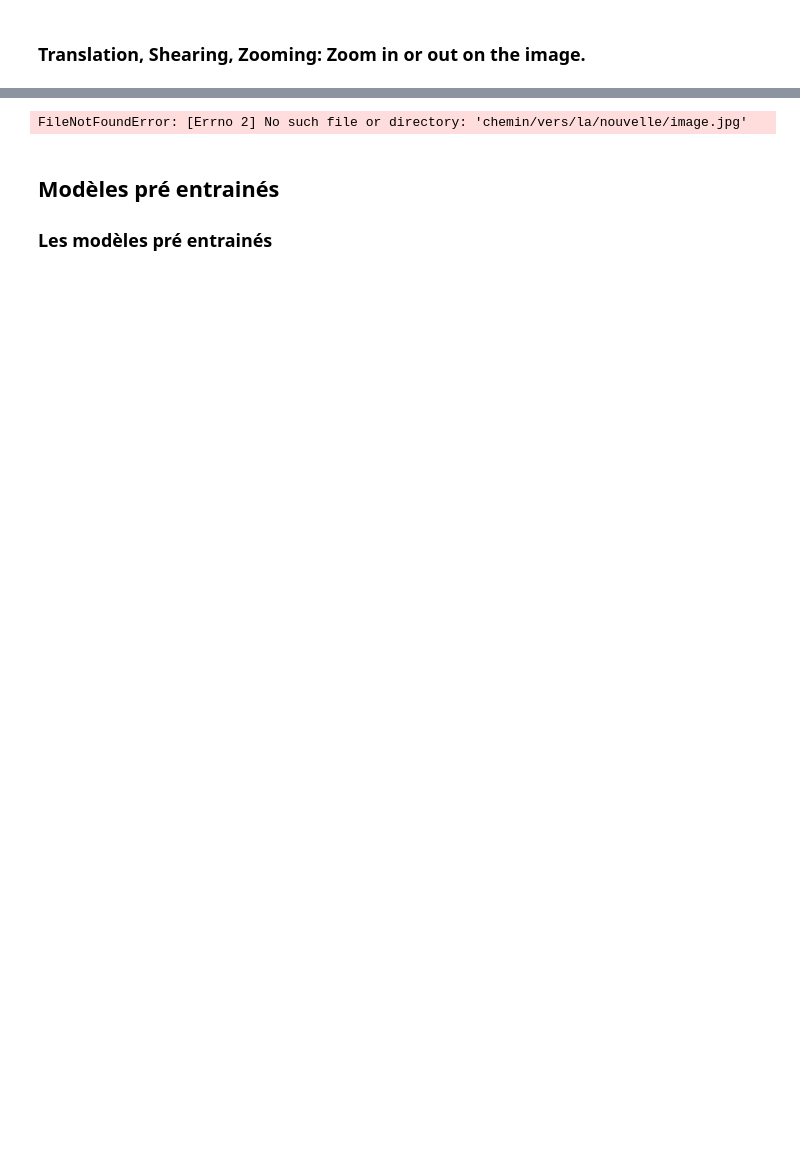
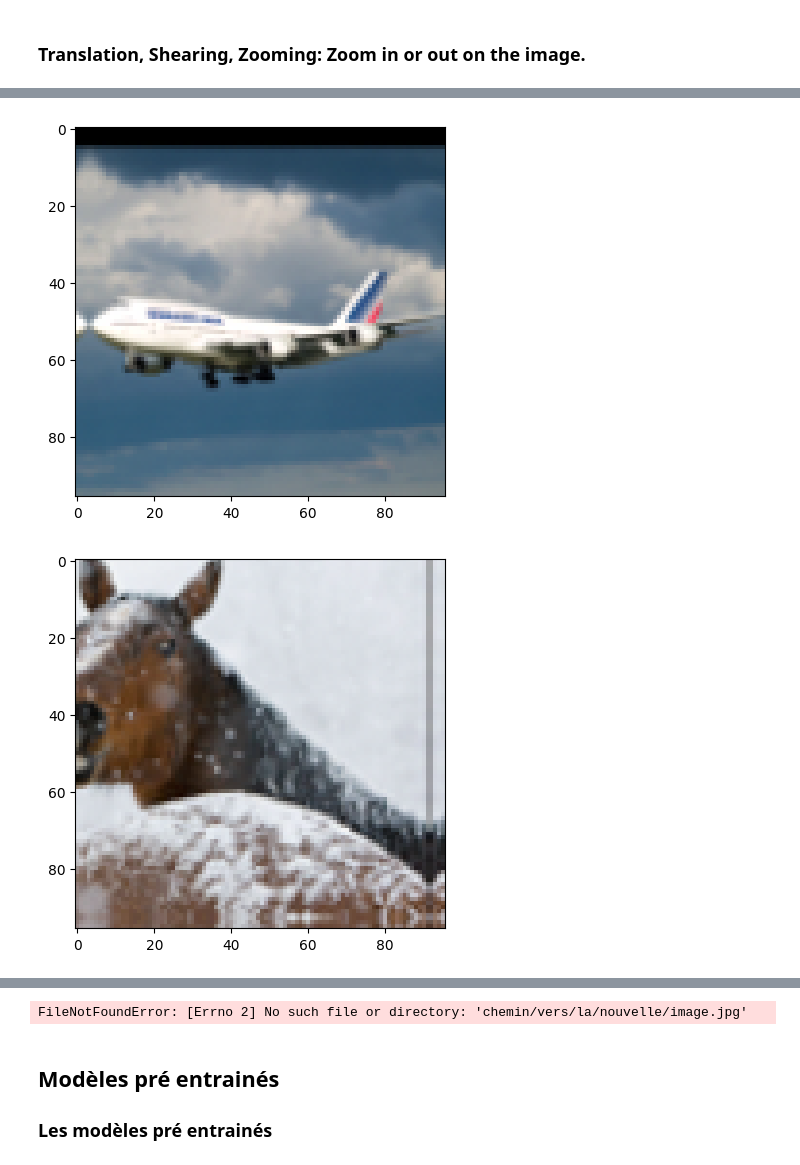
Before and after one commit to ramamo17/ComputerVisionIASD, a Jupyter notebook: Projet_Deep_Learning_pour_les_images.ipynb, the cells around one changed output, grey strips where cells are left out. Saved outputs shown, nothing was run; the diff lists cells and outputs as text; code cells hidden in the pictures; blank space fills up the shorter version.

```diff
--- a/Projet_Deep_Learning_pour_les_images.ipynb
+++ b/Projet_Deep_Learning_pour_les_images.ipynb
@@ -354,17 +321,17 @@ class SelfAttention(tf.keras.layers.Layer):
 input_shape = (96, 96, 3)
 
 inputs = layers.Input(shape=input_shape)
-x = layers.Conv2D(32, (3, 3), activation='relu')(inputs)
-x = layers.MaxPooling2D((2, 2))(x)
-x = layers.Conv2D(16, (3, 3), activation='relu')(x)
+x = layers.Conv2D(64, (3, 3), activation='relu')(inputs)
 x = layers.MaxPooling2D((2, 2))(x)
 x = layers.Conv2D(32, (3, 3), activation='relu')(x)
 x = layers.MaxPooling2D((2, 2))(x)
+x = layers.Conv2D(64, (3, 3), activation='relu')(x)
+x = layers.MaxPooling2D((2, 2))(x)
 x = layers.Flatten()(x)
-x = layers.Dense(32, activation='linear')(x)
+x = layers.Dense(64, activation='linear')(x)
 x = SelfAttention()(x)
 outputs = layers.Dense(10, activation='softmax')(x)
 
-model2 = models.Model(inputs=inputs, outputs=outputs)
-model2.summary()
+model_baseline_attention = models.Model(inputs=inputs, outputs=outputs)
+model_baseline_attention.summary()
 # %% [output]
@@ -463,8 +430,8 @@ def gaussian_blur(x):
         return x
 # %%
 step2 = ImageDataGenerator(
-    width_shift_range=0.2,  # Random horizontal shift by 20% of image width
-    height_shift_range=0.2,  # Random vertical shift by 20% of image height
+    width_shift_range=0.15,  # Random horizontal shift by 20% of image width
+    height_shift_range=0.15,  # Random vertical shift by 20% of image height
     zoom_range=0.2,  # Random zoom in/out by 20%
     shear_range=0.2,
     brightness_range=[0.9, 1.1],  # Random brightness adjustment between 0.5 and 1.5
@@ -507,0 +474,10 @@ train_labels = np.append(train_labels,augmented_labels,axis=0)
+# %%
+count = 0
+for image in augmented_images :
+    if count > 2:
+        break
+    plot_image(image)
+    count+=1
+# %% [output]
+[figure, added]
+[figure, added]
```
Also changed, not shown: parts of 30 cells of this notebook.
